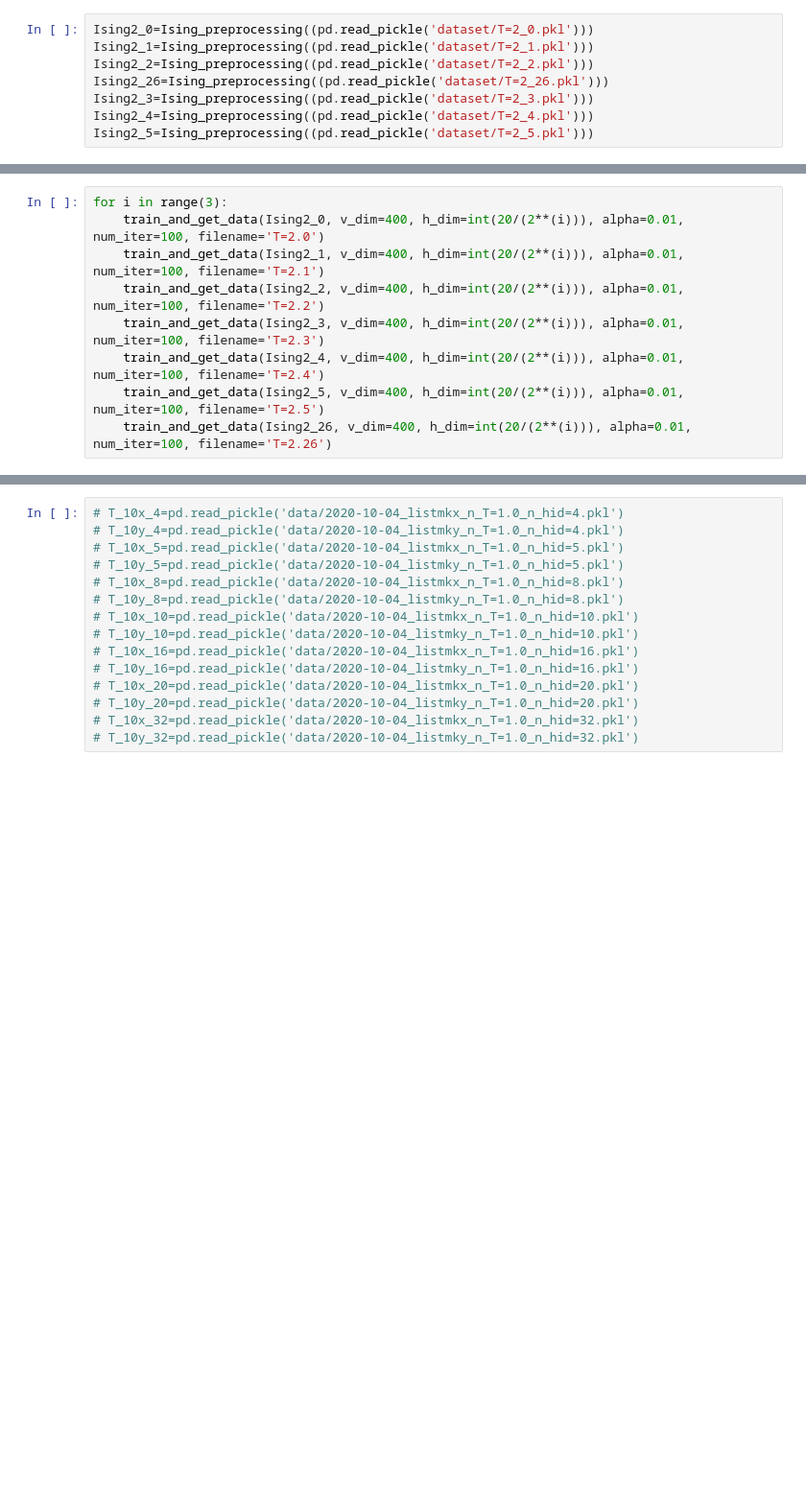
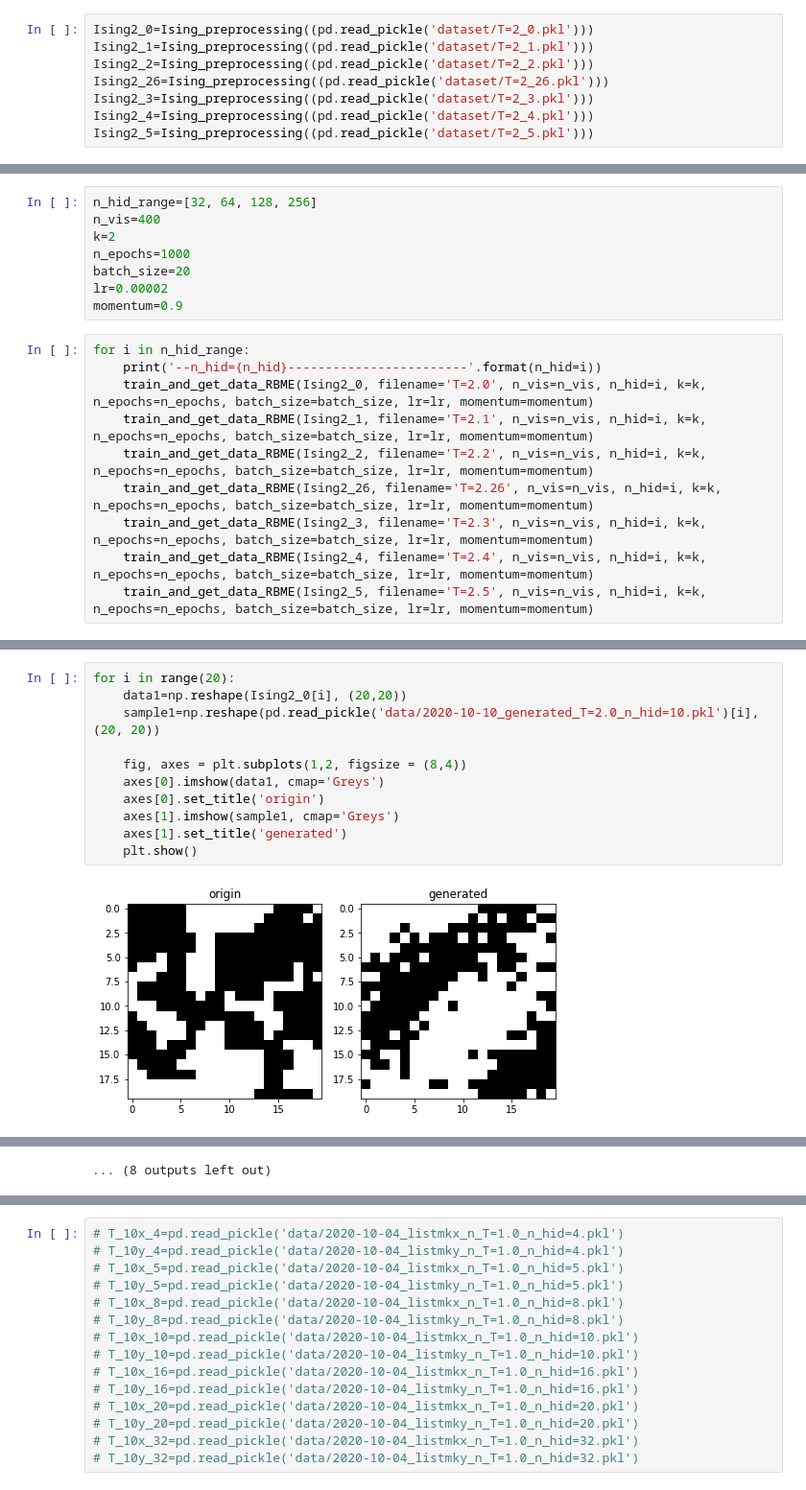
Before and after one commit to physicaone/physicaone, a Jupyter notebook: RRbyTemp.ipynb, the cells around one changed output, grey strips where cells are left out. Shown at 96% size. Saved outputs shown, nothing was run; the diff lists cells and outputs as text; blank space fills up the shorter version.

```diff
--- a/RRbyTemp.ipynb
+++ b/RRbyTemp.ipynb
@@ -26,9 +18,0 @@ train_and_get_data(Ising2_26, v_dim=400, h_dim=32, alpha=0.01, num_iter=100, fil
-# %%
-for i in range(3):
-    train_and_get_data(Ising2_0, v_dim=400, h_dim=int(20/(2**(i))), alpha=0.01, num_iter=100, filename='T=2.0')
-    train_and_get_data(Ising2_1, v_dim=400, h_dim=int(20/(2**(i))), alpha=0.01, num_iter=100, filename='T=2.1')
-    train_and_get_data(Ising2_2, v_dim=400, h_dim=int(20/(2**(i))), alpha=0.01, num_iter=100, filename='T=2.2')
-    train_and_get_data(Ising2_3, v_dim=400, h_dim=int(20/(2**(i))), alpha=0.01, num_iter=100, filename='T=2.3')
-    train_and_get_data(Ising2_4, v_dim=400, h_dim=int(20/(2**(i))), alpha=0.01, num_iter=100, filename='T=2.4')
-    train_and_get_data(Ising2_5, v_dim=400, h_dim=int(20/(2**(i))), alpha=0.01, num_iter=100, filename='T=2.5')
-    train_and_get_data(Ising2_26, v_dim=400, h_dim=int(20/(2**(i))), alpha=0.01, num_iter=100, filename='T=2.26')
@@ -42,0 +19,18 @@ train_and_get_data(Ising1_0, v_dim=400, h_dim=4, alpha=0.01, num_iter=100, filen
+# %%
+n_hid_range=[32, 64, 128, 256]
+n_vis=400
+k=2
+n_epochs=1000
+batch_size=20
+lr=0.00002
+momentum=0.9
+# %%
+for i in n_hid_range:
+    print('--n_hid={n_hid}------------------------'.format(n_hid=i))
+    train_and_get_data_RBME(Ising2_0, filename='T=2.0', n_vis=n_vis, n_hid=i, k=k, n_epochs=n_epochs, batch_size=batch_size, lr=lr, momentum=momentum)
+    train_and_get_data_RBME(Ising2_1, filename='T=2.1', n_vis=n_vis, n_hid=i, k=k, n_epochs=n_epochs, batch_size=batch_size, lr=lr, momentum=momentum)
+    train_and_get_data_RBME(Ising2_2, filename='T=2.2', n_vis=n_vis, n_hid=i, k=k, n_epochs=n_epochs, batch_size=batch_size, lr=lr, momentum=momentum)
+    train_and_get_data_RBME(Ising2_26, filename='T=2.26', n_vis=n_vis, n_hid=i, k=k, n_epochs=n_epochs, batch_size=batch_size, lr=lr, momentum=momentum)
+    train_and_get_data_RBME(Ising2_3, filename='T=2.3', n_vis=n_vis, n_hid=i, k=k, n_epochs=n_epochs, batch_size=batch_size, lr=lr, momentum=momentum)
+    train_and_get_data_RBME(Ising2_4, filename='T=2.4', n_vis=n_vis, n_hid=i, k=k, n_epochs=n_epochs, batch_size=batch_size, lr=lr, momentum=momentum)
+    train_and_get_data_RBME(Ising2_5, filename='T=2.5', n_vis=n_vis, n_hid=i, k=k, n_epochs=n_epochs, batch_size=batch_size, lr=lr, momentum=momentum)
@@ -42,0 +55,13 @@ train_and_get_data(Ising1_0, v_dim=400, h_dim=4, alpha=0.01, num_iter=100, filen
+# %%
+for i in range(20):
+    data1=np.reshape(Ising2_0[i], (20,20))
+    sample1=np.reshape(pd.read_pickle('data/2020-10-10_generated_T=2.0_n_hid=10.pkl')[i], (20, 20))
+
+    fig, axes = plt.subplots(1,2, figsize = (8,4))
+    axes[0].imshow(data1, cmap='Greys')
+    axes[0].set_title('origin')
+    axes[1].imshow(sample1, cmap='Greys')
+    axes[1].set_title('generated')
+    plt.show()
+# %% [output]
+[figure, added]
@@ -42,0 +79 @@ train_and_get_data(Ising1_0, v_dim=400, h_dim=4, alpha=0.01, num_iter=100, filen
+... (8 outputs left out)
```
Also changed, not shown: parts of 13 cells of this notebook.
